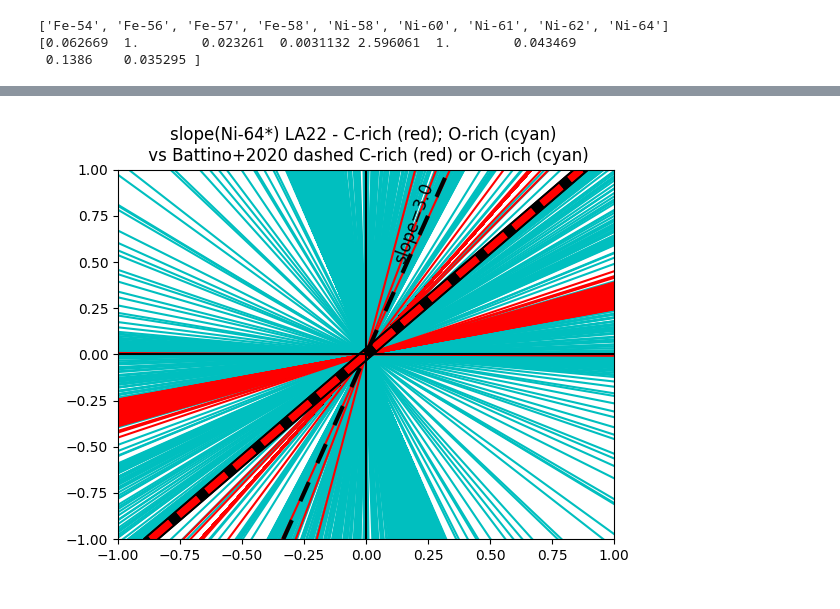
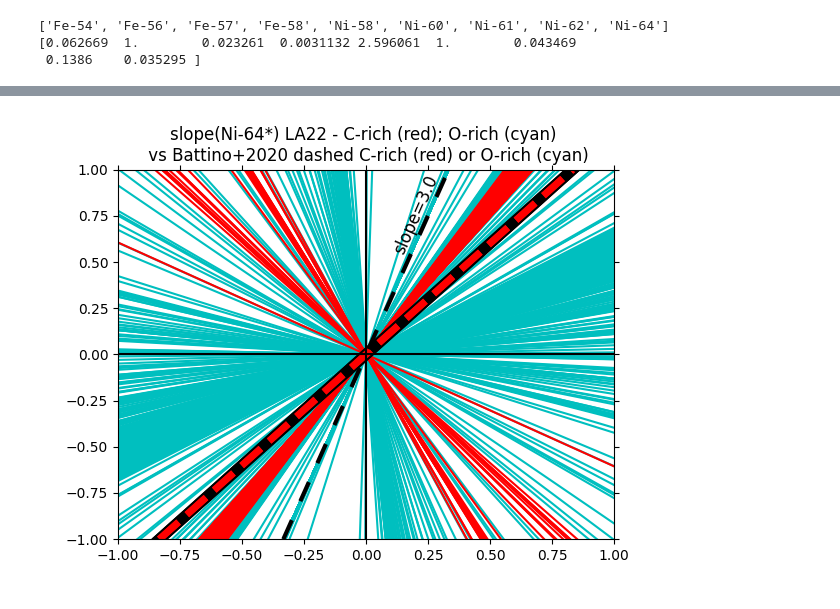
Before and after one commit to NuGrid/chetec-infra_WP9, a Jupyter notebook: simple_plot_v11.ipynb, the cells around one changed output, grey strips where cells are left out. Cells and saved outputs as stored; diff of their text form; code cells hidden in the pictures.

```diff
--- a/simple_plot_v11.ipynb
+++ b/simple_plot_v11.ipynb
@@ -425,8 +502,8 @@ if check_data_file == False:
     mass_25 = pt_25.se.get(cyc_25,'mass')
 
     # loading AGB models
-    # test case, M=3Msun, Z=0.03, Battino et al.
-    pt_3 = mp.se(data_dir+'agb_surf_m3z2m3/','surf.h5',rewrite=True)
+    # test case, M=3Msun, Z=0.03, Battino et al., getting only the last surf file
+    pt_3 = mp.se(data_dir+'agb_surf_m3z2m3/','96101.surf.h5',rewrite=True)
 # %%
 #ccc = pt_3.se.cycles[-1]
 #print(ccc, pt_3.se.get(ccc,'iso_massf','C-12'))
@@ -628,23 +705,9 @@ if check_data_file == False:
 #print(len(lc18_isos[0]),len(lc18_x[0]))
 #print([lc18_mass[i][-1] for i in [0,1,2]])
 # %%
-# load solar data
-f=open('iniab1.4E-02As09.ppn','r')
-solar_data = f.readlines()
-f.close()
-
-s_iso = []; z_iso = []; s_abu = []
-for i in solar_data:
-    s_iso.append(i[3:9].strip())
-    z_iso.append(int(i[0:3]))
-    s_abu.append(float(i[10:]))
-s_iso = np.array(s_iso); s_abu = np.array(s_abu)
-a_iso = [i[2:].strip() for i in s_iso]; a_iso[0] = '1'; a_iso = [int(i) for i in a_iso]
-s_iso[0] = 'h   1' # correction for H1 special name
-# here below some simple way to build the isotope name with the same structure of the models.
-s_iso_new = [i[:2].strip().capitalize()+'-'+i[2:].strip() for i in s_iso]
-
-
+# getting the solar for SIMPLE
+# this is here just for give_ratios. Once we will use only give_ratios_gm, this line will not be needed
+s_abu, s_iso_new = load_solar()
 
 # load isotopic masses from isopy file (csv), based on Wang et al. 2017
 with open('isotope_mass_W17.csv', 'r') as csvfile:
@@ -1804,7 +1943,7 @@ indn_ = e_label.index(iso_norm_mu_and_eps[0]) ; inds_ = e_label.index(iso_norm_s
 
 ind_c12 = e_label.index("C-12"); ind_o16 = e_label.index("O-16")
 
-lim_relevance = 1e0
+lim_relevance = 5e0
 
 #what_slope = rau_slope; what_abu = rau_y; surf_ind = -1
 #what_slope = sie_slope; what_abu = sie_abund; surf_ind = -1
@@ -1833,32 +1972,34 @@ what_slope = law_slope; what_abu = y; surf_ind = -1
 what_slope = np.transpose(np.concatenate(([bat_slope], [bat_slope]), axis=0))
 what_abu = np.transpose(np.concatenate(([agb_abund], [agb_abund]), axis=0))
 surf_ind = -1
 
 [plt.axline([0.,0.],[1.,1.*what_slope[ind_][i]], c='k',ls='-',lw=8)  for i in range(len(what_slope[ind_])) if\
     what_abu[ind_c12][i]/what_abu[ind_o16][i]<1]
 [plt.axline([0.,0.],[1.,1.*what_slope[ind_][i]], c='k',ls='-',lw=8)  for i in range(len(what_slope[ind_])) if\
     what_abu[ind_c12][i]/what_abu[ind_o16][i]>1]
 [plt.axline([0.,0.],[1.,1.*what_slope[ind_][i]], c='c',ls='--',lw=5)  for i in range(len(what_slope[ind_])) if\
     what_abu[ind_c12][i]/what_abu[ind_o16][i]<1]
 [plt.axline([0.,0.],[1.,1.*what_slope[ind_][i]], c='r',ls='--',lw=5)  for i in range(len(what_slope[ind_])) if\
     what_abu[ind_c12][i]/what_abu[ind_o16][i]>1]
 
 plt.axhline(y=0,color='k'); plt.axvline(x=0,color='k')
 
 # slope from obs?
 sl = 3.0
 plt.axline((0, 0.0), slope=sl, color="black", linestyle=(0, (5, 5)), lw=3)
-plt.text(0.1, 0.5, "slope="+str(sl), rotation=70, fontsize=12)
+plt.text(0.1, 0.55, "slope="+str(sl), rotation=66, fontsize=12)
 
 plt.title('slope('+iso_plot+\
           ') LA22 - C-rich (red); O-rich (cyan) \n vs Battino+2020 dashed C-rich (red) or O-rich (cyan)')
 #plt.title('slope('+iso_plot+\
 #          ') SI18 - C-rich (red); O-rich (cyan) \n vs Battino+2020 dashed C-rich (red) or O-rich (cyan)')
 
 plt.xlim(-1,1); plt.ylim(-1,1)
+plt.tick_params(left=True,right=True,top=True,labelleft=True,which='both') #,labelright=True)
+
 
 plt.savefig('la22_vs_bat20'+iso_plot+'slope.pdf')
 
 plt.show()
 # %% [output]
-[figure, old version]
+[figure, new version]
```
Also changed, not shown: parts of 21 cells of this notebook, 5 other files.
